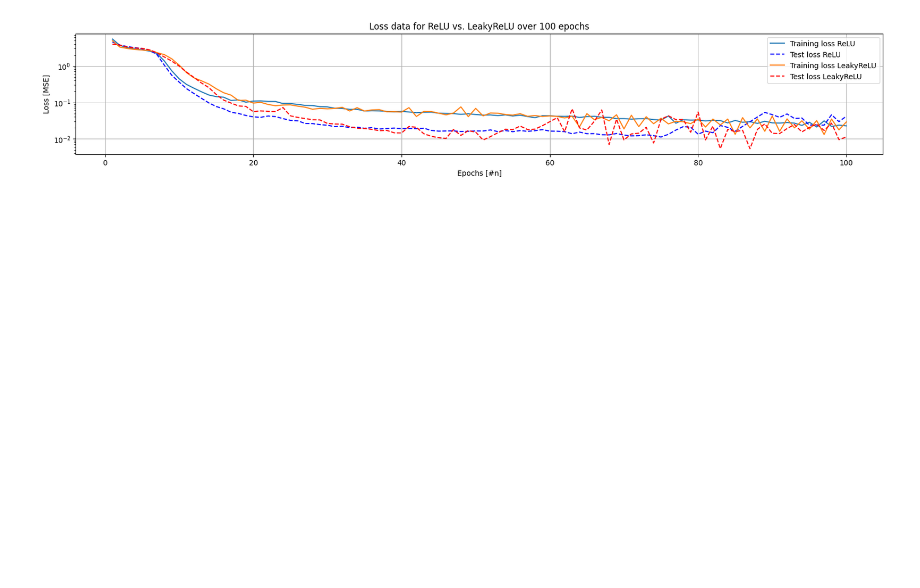
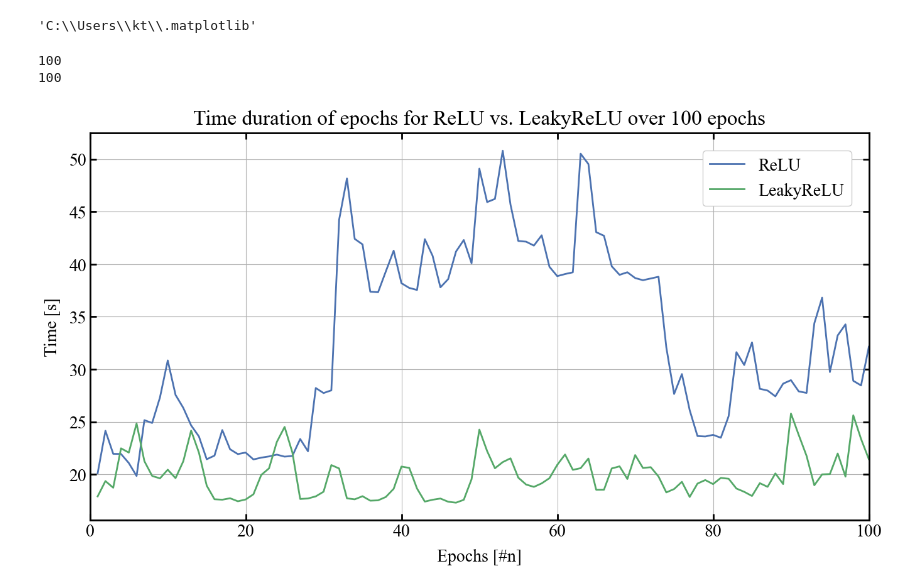
Before and after one commit to hermanliaboe/VelociraptorAI, a Jupyter notebook: GNN/ArchGNN/Loss_plotter.ipynb, the cells around one changed output. Saved outputs shown, nothing was run; the diff lists cells and outputs as text; code cells hidden in the pictures; blank space fills up the shorter version.

```diff
--- a/GNN/ArchGNN/Loss_plotter.ipynb
+++ b/GNN/ArchGNN/Loss_plotter.ipynb
@@ -18,4 +35,5 @@ print(test_loss_leaky.shape)
 # %%
-epochs = np.arange(1, 101)
+epochs = np.arange(1, 301)
+epochs1 = np.arange(1, 101)
 print(epochs.shape)
 # %% [output]
@@ -23,18 +132,67 @@ print(epochs.shape)
+# %%
+import matplotlib as mpl
+mpl.get_configdir()
+# %% [output]
+'C:\\Users\\kt\\.matplotlib'
+# %%
+leaky_durations = []
+
+# Open the file
+with open('trained_models\\leaky_relu.txt', 'r') as file:
+    # Loop over each line in the file
+    for line in file:
+        # Split the line into components based on comma
+        components = line.split(',')
+        # The second component has the duration
+        duration_component = components[1]
+        # Split the duration component based on ':' and strip whitespace
+        duration = duration_component.split(':')[1].strip()
+        # Remove the trailing 's' from duration and convert to float
+        duration = float(duration[:-1])
+        # Add to the list
+        leaky_durations.append(duration)
+
+# Now durations contains all the durations as float values
+print(len(leaky_durations))
+
+relu_durations = []
+
+# Open the file
+with open('trained_models\\relu.txt', 'r') as file:
+    # Loop over each line in the file
+    for line in file:
+        # Split the line into components based on comma
+        components = line.split(',')
+        # The second component has the duration
+        duration_component = components[1]
+        # Split the duration component based on ':' and strip whitespace
+        duration = duration_component.split(':')[1].strip()
+        # Remove the trailing 's' from duration and convert to float
+        duration = float(duration[:-1])
+        # Add to the list
+        relu_durations.append(duration)
+
+# Now durations contains all the durations as float values
+print(len(relu_durations))
+# %% [output]
+100
+100
 # %%
-title = 'Loss data for ReLU vs. LeakyReLU over 100 epochs'
+title = 'Time duration of epochs for ReLU vs. LeakyReLU over 100 epochs'
+plt.style.use('scientific')
 f = plt.figure()
-f.set_figwidth(20)
-f.set_figheight(3)
-plt.plot(epochs, train_loss_relu, label='Training loss ReLU')
-plt.plot(epochs, test_loss_relu, 'b--', label='Test loss ReLU')
-plt.plot(epochs, train_loss_leaky, label='Training loss LeakyReLU')
-plt.plot(epochs, test_loss_leaky, 'r--', label='Test loss LeakyReLU')
+
+plt.plot(epochs1, relu_durations, label='ReLU')
+plt.plot(epochs1, leaky_durations, label='LeakyReLU')
+
+plt.xlim(0,100)
+#plt.ylim(0,50)
 plt.xlabel('Epochs [#n]')
-plt.ylabel('Loss [MSE]')
-plt.yscale('log')
+plt.ylabel('Time [s]')
+#plt.yscale('log')
 plt.grid()
 plt.legend()
 plt.title(title)
 plt.show()
 # %% [output]
-[figure, old version]
+[figure, new version]
```
Also changed, not shown: parts of 17 cells of this notebook, 24 other files.
